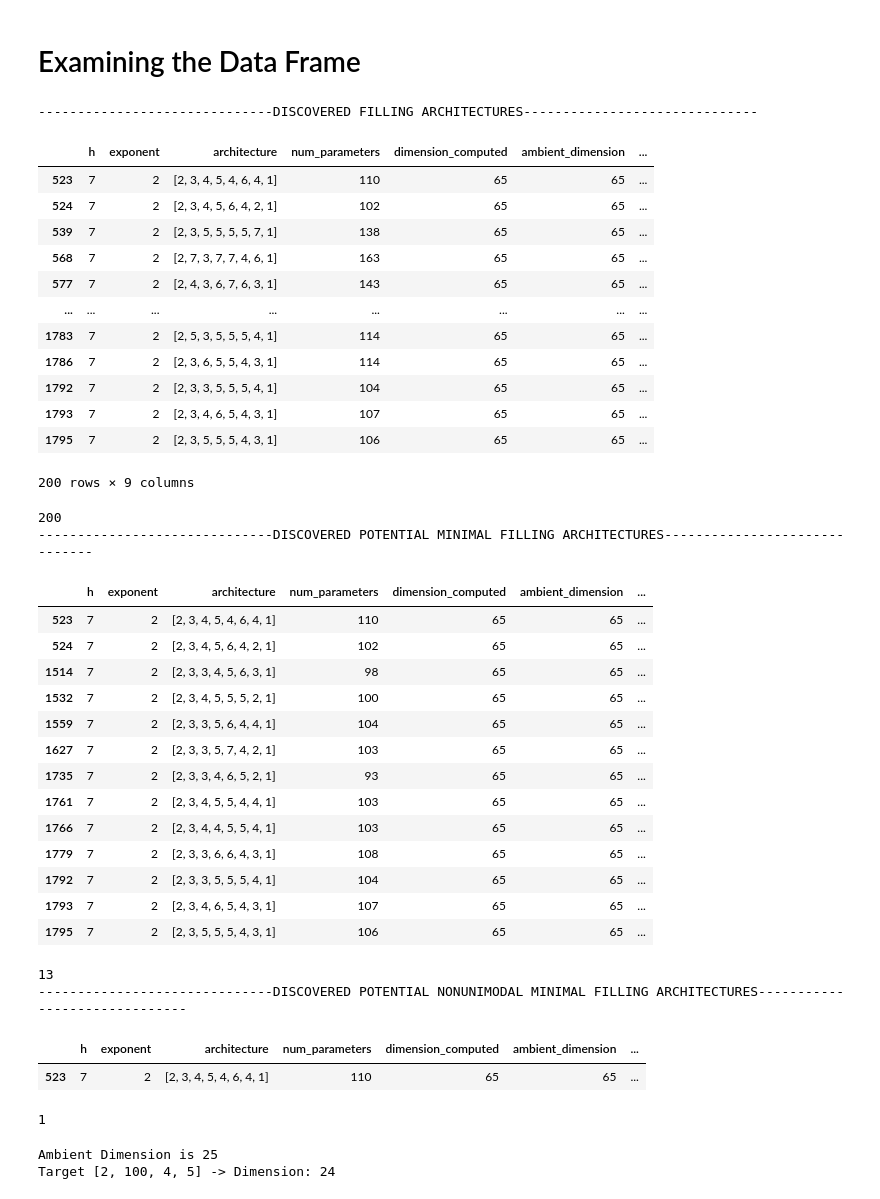
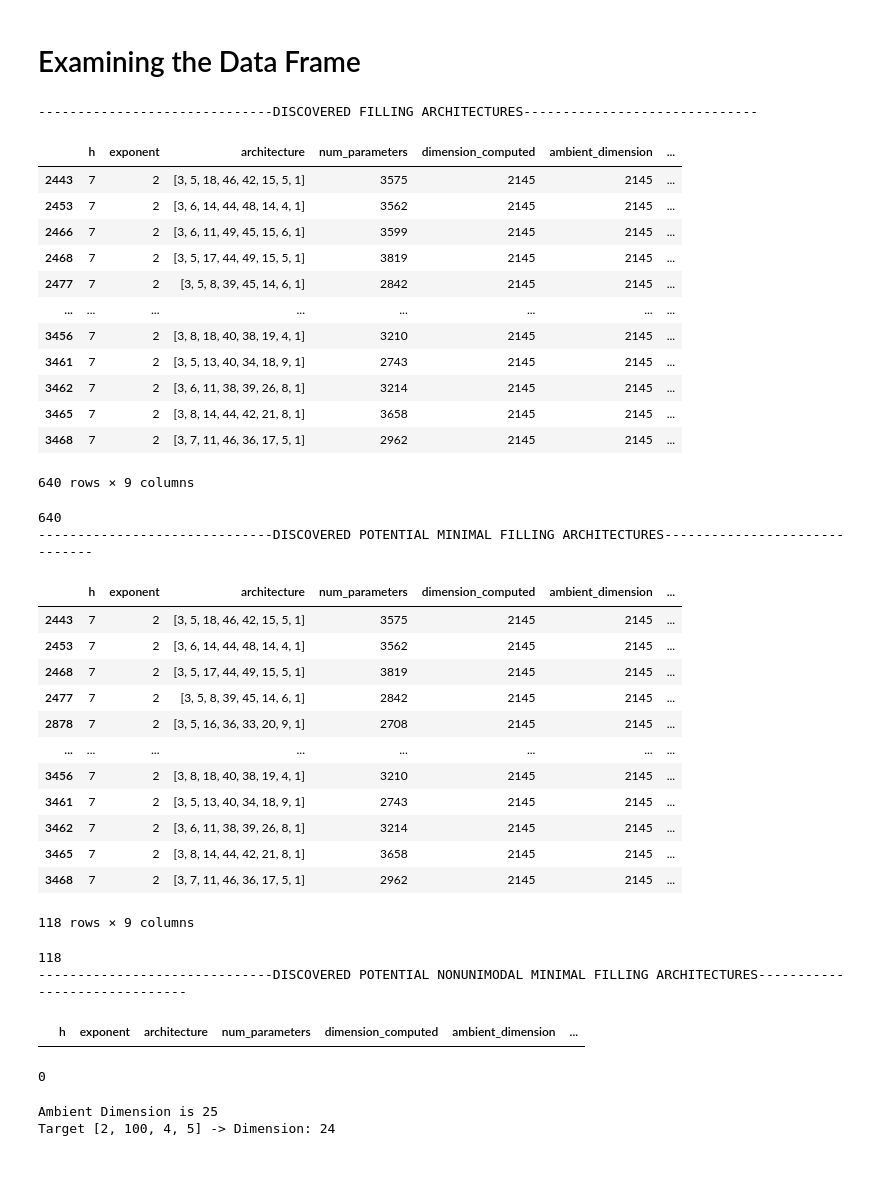
Before and after one commit to daokevin06/MFA_PNNs, a Jupyter notebook: notebooks/flexible_search.ipynb, the cells around one changed output. Cells and saved outputs as stored; diff of their text form; code cells hidden in the pictures; blank space fills up the shorter version.

```diff
--- a/notebooks/flexible_search.ipynb
+++ b/notebooks/flexible_search.ipynb
@@ -515,62 +488,60 @@ def is_unimodal(data):
     return i == n - 1
 # %%
 USER_DEPTH = 7
-d0=2
+d0=3
 dL=1
 
 df = pd.read_csv(f'../data/raw/{d0}_{dL}_architectures.csv')
 df['is_unimodal'] = df['architecture'].apply(is_unimodal)
 print("--"*15 + "DISCOVERED FILLING ARCHITECTURES" + "--"*15)
 display(df[(df['h']==USER_DEPTH) & (df['is_full_dimension'] == True)])
 print(len(df[(df['h']==USER_DEPTH) & (df['is_full_dimension'] == True)]))
 
 df = pd.read_csv(f'../data/raw/{d0}_{dL}_architectures.csv')
 df['is_unimodal'] = df['architecture'].apply(is_unimodal)
 print("--"*15 + "DISCOVERED POTENTIAL MINIMAL FILLING ARCHITECTURES" + "--"*15)
 display(df[(df['h']==USER_DEPTH) & (df['is_minimal'] == True)])
 print(len(df[(df['h']==USER_DEPTH) & (df['is_minimal'] == True)]))
 
 df = pd.read_csv(f'../data/raw/{d0}_{dL}_architectures.csv')
 df['is_unimodal'] = df['architecture'].apply(is_unimodal)
 print("--"*15 + "DISCOVERED POTENTIAL NONUNIMODAL MINIMAL FILLING ARCHITECTURES" + "--"*15)
 display(df[(df['h']==USER_DEPTH) & (df['is_minimal'] == True) & (df['is_unimodal']==False)])
 print(len(df[(df['h']==USER_DEPTH) & (df['is_minimal'] == True) & (df['is_unimodal']==False)]))
 # %% [output]
 ------------------------------DISCOVERED FILLING ARCHITECTURES------------------------------
 |  | h | exponent | architecture | num_parameters | dimension_computed | ambient_dimension | ... |
-| 523 | 7 | 2 | [2, 3, 4, 5, 4, 6, 4, 1] | 110 | 65 | 65 | ... |
-| 524 | 7 | 2 | [2, 3, 4, 5, 6, 4, 2, 1] | 102 | 65 | 65 | ... |
-| 539 | 7 | 2 | [2, 3, 5, 5, 5, 5, 7, 1] | 138 | 65 | 65 | ... |
-| 568 | 7 | 2 | [2, 7, 3, 7, 7, 4, 6, 1] | 163 | 65 | 65 | ... |
-| 577 | 7 | 2 | [2, 4, 3, 6, 7, 6, 3, 1] | 143 | 65 | 65 | ... |
+| 2443 | 7 | 2 | [3, 5, 18, 46, 42, 15, 5, 1] | 3575 | 2145 | 2145 | ... |
+| 2453 | 7 | 2 | [3, 6, 14, 44, 48, 14, 4, 1] | 3562 | 2145 | 2145 | ... |
+| 2466 | 7 | 2 | [3, 6, 11, 49, 45, 15, 6, 1] | 3599 | 2145 | 2145 | ... |
+| 2468 | 7 | 2 | [3, 5, 17, 44, 49, 15, 5, 1] | 3819 | 2145 | 2145 | ... |
+| 2477 | 7 | 2 | [3, 5, 8, 39, 45, 14, 6, 1] | 2842 | 2145 | 2145 | ... |
 | ... | ... | ... | ... | ... | ... | ... | ... |
-| 1783 | 7 | 2 | [2, 5, 3, 5, 5, 5, 4, 1] | 114 | 65 | 65 | ... |
-| 1786 | 7 | 2 | [2, 3, 6, 5, 5, 4, 3, 1] | 114 | 65 | 65 | ... |
-| 1792 | 7 | 2 | [2, 3, 3, 5, 5, 5, 4, 1] | 104 | 65 | 65 | ... |
-| 1793 | 7 | 2 | [2, 3, 4, 6, 5, 4, 3, 1] | 107 | 65 | 65 | ... |
-| 1795 | 7 | 2 | [2, 3, 5, 5, 5, 4, 3, 1] | 106 | 65 | 65 | ... |
+| 3456 | 7 | 2 | [3, 8, 18, 40, 38, 19, 4, 1] | 3210 | 2145 | 2145 | ... |
+| 3461 | 7 | 2 | [3, 5, 13, 40, 34, 18, 9, 1] | 2743 | 2145 | 2145 | ... |
+| 3462 | 7 | 2 | [3, 6, 11, 38, 39, 26, 8, 1] | 3214 | 2145 | 2145 | ... |
+| 3465 | 7 | 2 | [3, 8, 14, 44, 42, 21, 8, 1] | 3658 | 2145 | 2145 | ... |
+| 3468 | 7 | 2 | [3, 7, 11, 46, 36, 17, 5, 1] | 2962 | 2145 | 2145 | ... |
-200 rows × 9 columns
+640 rows × 9 columns
-200
+640
 ------------------------------DISCOVERED POTENTIAL MINIMAL FILLING ARCHITECTURES------------------------------
 |  | h | exponent | architecture | num_parameters | dimension_computed | ambient_dimension | ... |
-| 523 | 7 | 2 | [2, 3, 4, 5, 4, 6, 4, 1] | 110 | 65 | 65 | ... |
-| 524 | 7 | 2 | [2, 3, 4, 5, 6, 4, 2, 1] | 102 | 65 | 65 | ... |
-| 1514 | 7 | 2 | [2, 3, 3, 4, 5, 6, 3, 1] | 98 | 65 | 65 | ... |
-| 1532 | 7 | 2 | [2, 3, 4, 5, 5, 5, 2, 1] | 100 | 65 | 65 | ... |
-| 1559 | 7 | 2 | [2, 3, 3, 5, 6, 4, 4, 1] | 104 | 65 | 65 | ... |
-| 1627 | 7 | 2 | [2, 3, 3, 5, 7, 4, 2, 1] | 103 | 65 | 65 | ... |
-| 1735 | 7 | 2 | [2, 3, 3, 4, 6, 5, 2, 1] | 93 | 65 | 65 | ... |
-| 1761 | 7 | 2 | [2, 3, 4, 5, 5, 4, 4, 1] | 103 | 65 | 65 | ... |
-| 1766 | 7 | 2 | [2, 3, 4, 4, 5, 5, 4, 1] | 103 | 65 | 65 | ... |
-| 1779 | 7 | 2 | [2, 3, 3, 6, 6, 4, 3, 1] | 108 | 65 | 65 | ... |
-| 1792 | 7 | 2 | [2, 3, 3, 5, 5, 5, 4, 1] | 104 | 65 | 65 | ... |
-| 1793 | 7 | 2 | [2, 3, 4, 6, 5, 4, 3, 1] | 107 | 65 | 65 | ... |
-| 1795 | 7 | 2 | [2, 3, 5, 5, 5, 4, 3, 1] | 106 | 65 | 65 | ... |
+| 2443 | 7 | 2 | [3, 5, 18, 46, 42, 15, 5, 1] | 3575 | 2145 | 2145 | ... |
+| 2453 | 7 | 2 | [3, 6, 14, 44, 48, 14, 4, 1] | 3562 | 2145 | 2145 | ... |
+| 2468 | 7 | 2 | [3, 5, 17, 44, 49, 15, 5, 1] | 3819 | 2145 | 2145 | ... |
+| 2477 | 7 | 2 | [3, 5, 8, 39, 45, 14, 6, 1] | 2842 | 2145 | 2145 | ... |
+| 2878 | 7 | 2 | [3, 5, 16, 36, 33, 20, 9, 1] | 2708 | 2145 | 2145 | ... |
+| ... | ... | ... | ... | ... | ... | ... | ... |
+| 3456 | 7 | 2 | [3, 8, 18, 40, 38, 19, 4, 1] | 3210 | 2145 | 2145 | ... |
+| 3461 | 7 | 2 | [3, 5, 13, 40, 34, 18, 9, 1] | 2743 | 2145 | 2145 | ... |
+| 3462 | 7 | 2 | [3, 6, 11, 38, 39, 26, 8, 1] | 3214 | 2145 | 2145 | ... |
+| 3465 | 7 | 2 | [3, 8, 14, 44, 42, 21, 8, 1] | 3658 | 2145 | 2145 | ... |
+| 3468 | 7 | 2 | [3, 7, 11, 46, 36, 17, 5, 1] | 2962 | 2145 | 2145 | ... |
-13
-------------------------------DISCOVERED POTENTIAL NONUNIMODAL MINIMAL FILLING ARCHITECTURES------------------------------
+118 rows × 9 columns
+118
+------------------------------DISCOVERED POTENTIAL NONUNIMODAL MINIMAL FILLING ARCHITECTURES------------------------------
 |  | h | exponent | architecture | num_parameters | dimension_computed | ambient_dimension | ... |
-| 523 | 7 | 2 | [2, 3, 4, 5, 4, 6, 4, 1] | 110 | 65 | 65 | ... |
-1
+0
 # %%
 from sage.all import *
 import itertools
```
Also changed, not shown: parts of 3 cells of this notebook, 1 other file.
